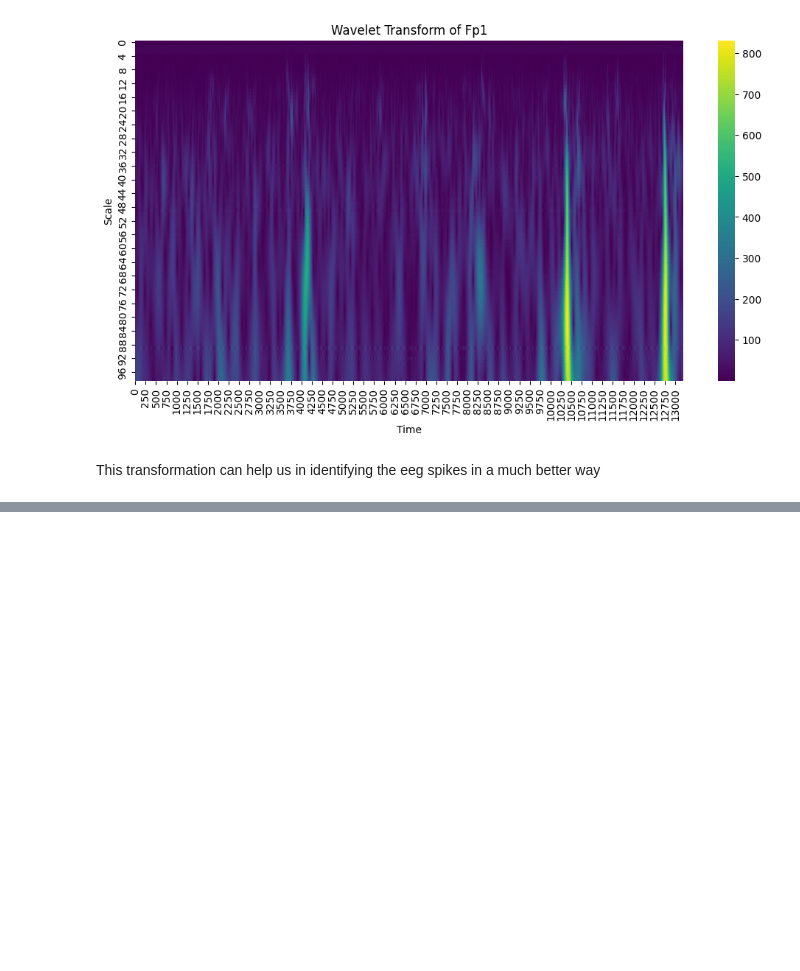
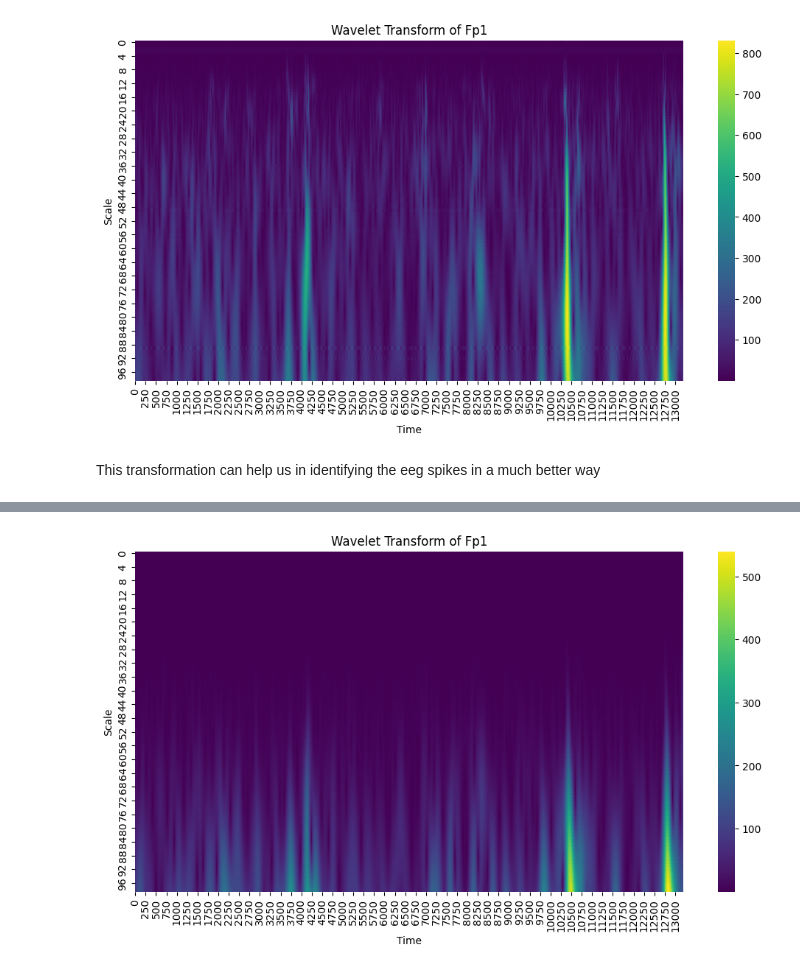
Before and after one commit to cwwelch/brain-waves-classification, a Jupyter notebook: doc.ipynb, the cells around one changed output, grey strips where cells are left out. Drawn from its saved outputs; the diff is of its cells as text; code cells hidden in the pictures; blank space fills up the shorter version.

```diff
--- a/doc.ipynb
+++ b/doc.ipynb
@@ -200,0 +219,12 @@ This transformation can help us in identifying the eeg spikes in a much better w
+# %%
+numpy_multi = 100
+coefficients, frequencies = transformations.wavelet_transform(filtered_signals, numpy_multi)
+plt.figure(figsize=(12, 6))
+ax = sns.heatmap(np.abs(coefficients), cmap='viridis')
+ax.set_aspect('auto')
+plt.xlabel('Time')
+plt.ylabel('Scale')
+plt.title('Wavelet Transform of Fp1')
+plt.show()
+# %% [output]
+[figure, added]
```
Also changed, not shown: parts of 4 cells of this notebook, 1 other file.
